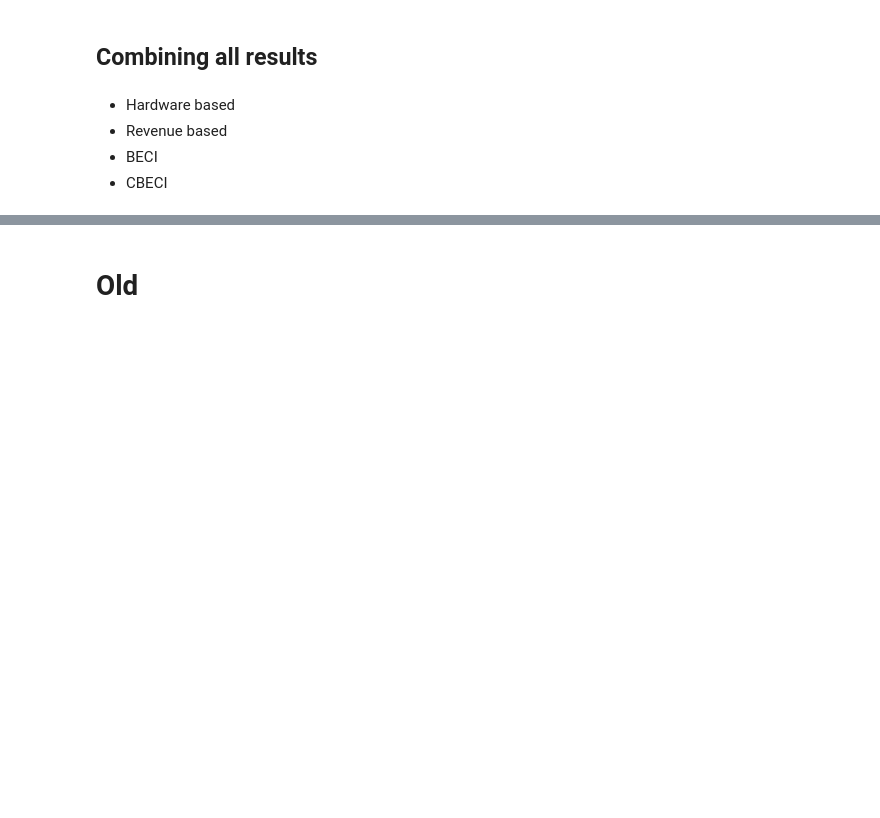
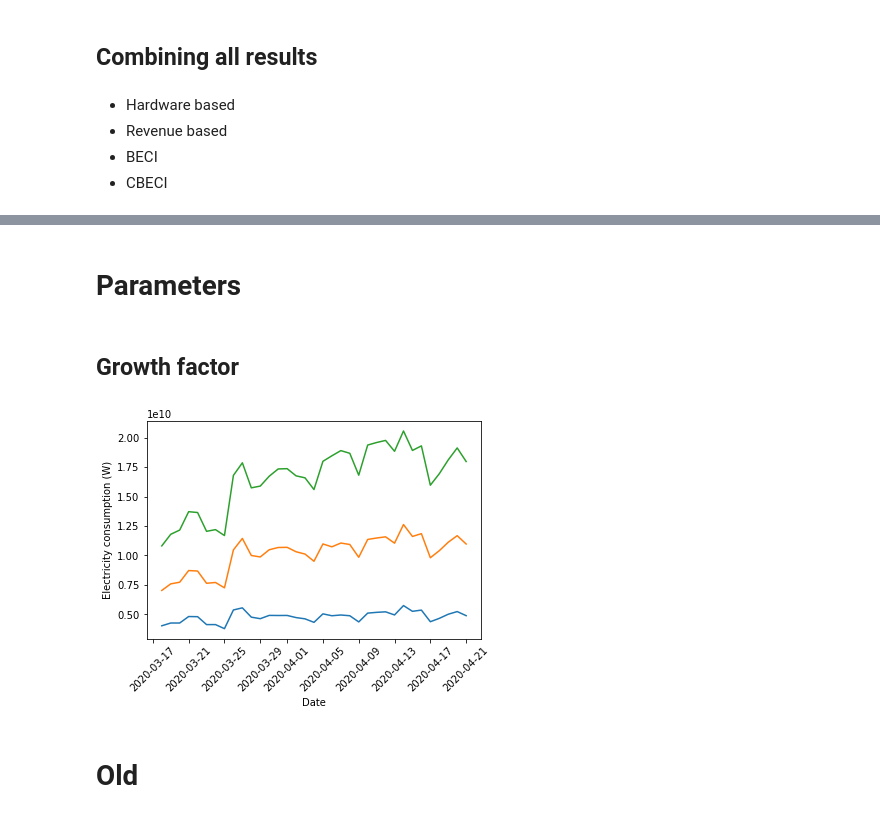
Before and after one commit to Lukasdeloose/sustainable_blockchain, a Jupyter notebook: data_analysis/energy_consumption.ipynb, the cells around one changed output, grey strips where cells are left out. Drawn from its saved outputs; the diff is of its cells as text; code cells hidden in the pictures; blank space fills up the shorter version.

```diff
--- a/data_analysis/energy_consumption.ipynb
+++ b/data_analysis/energy_consumption.ipynb
@@ -650,3 +540,20 @@ plt.show()
+# %% [markdown]
+# Parameters
+# %% [markdown]
+## Growth factor
+# %%
+# Get hardware bounds
+hardware_bounds_coin = hardware_based_estimation(data_hist, moving_avg_difficulty = 7, moving_avg_price = 7,  growth_factor=2)
+hardware_bounds_total = calc_hardware_bounds(hardware_bounds_coin)
+plt.plot(dates, hardware_bounds_total['lower'])
+plt.plot(dates, hardware_bounds_total['estimate'])
+plt.plot(dates, hardware_bounds_total['upper'])
+plt.xticks(rotation=45)
+plt.ylabel("Electricity consumption (W)")
+plt.xlabel("Date")
+plt.show()
+# %% [output]
+[figure, added]
 # %% [markdown]
 # Old
 # %% [markdown]
```
Also changed, not shown: parts of 46 cells of this notebook.
